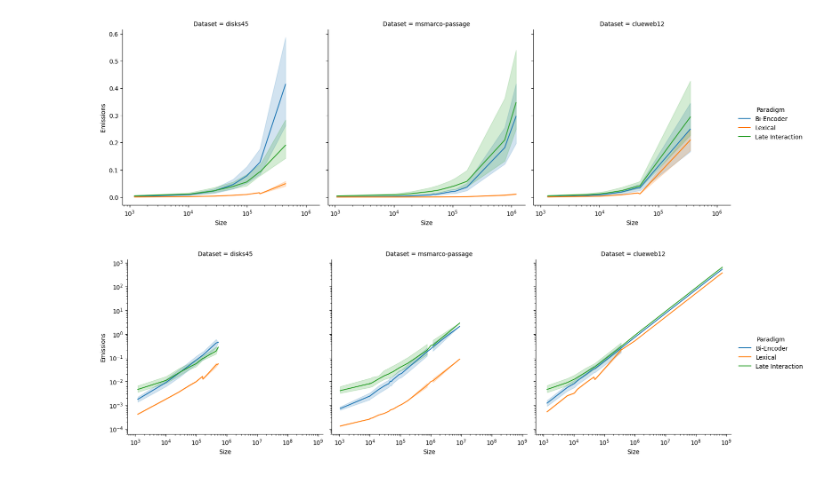
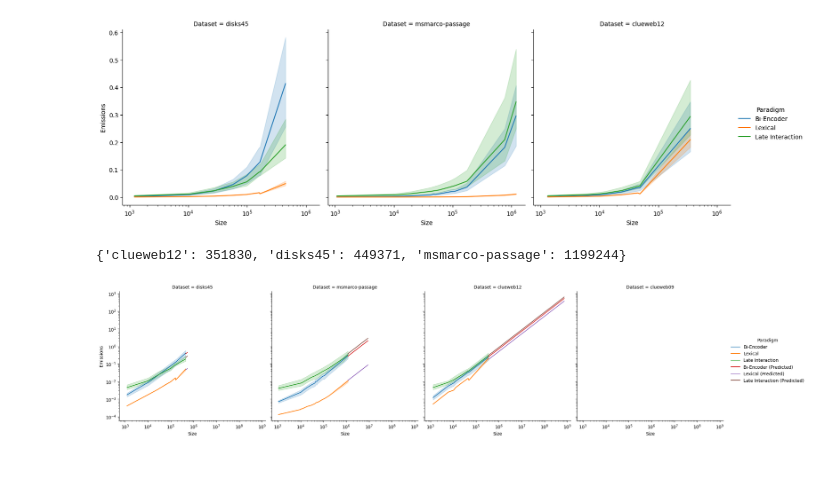
Before and after one commit to webis-de/ecir25-corpus-subsampling, a Jupyter notebook: notebooks/carbon-footprint-eval.ipynb, the cells around one changed output. Drawn from its saved outputs; the diff is of its cells as text; code cells hidden in the pictures.

```diff
--- a/notebooks/carbon-footprint-eval.ipynb
+++ b/notebooks/carbon-footprint-eval.ipynb
@@ -100,8 +115,7 @@ def to_emission_rows(df):
                     ret += [{'Paradigm': paradigm, 'Size': tmp['Size'], 'Emissions': tmp['Emissions'],'Dataset': dataset}]
     return pd.DataFrame(ret)
 # %%
-#df_emissions = parse_data('../data/processed/carbon-footprints/aggregated.jsonl', lambda i: {'Emissions': i['aggregated']['emissions'], 'Size': dataset_sizes[i['dataset']][i['sampling']]})
-df_emissions = parse_data('../data/processed/carbon-footprints/aggregated.jsonl', lambda i: {'Emissions': i['aggregated']['energy_consumed'], 'Size': dataset_sizes[i['dataset']][i['sampling']]})
+df_emissions = parse_data('../data/processed/carbon-footprints/aggregated.jsonl', lambda i: {'Emissions': i['aggregated'][EMISSION_FIELD], 'Size': dataset_sizes[i['dataset']][i['sampling']]})
 
 df_emissions = to_emission_rows(df_emissions)
 # %%
@@ -120,7 +134,7 @@ plt.xscale('log')
 # %% [output]
 [figure]
 # %%
-observed_emissions = parse_data('../data/processed/carbon-footprints/aggregated.jsonl', lambda i: {'Emissions': i['aggregated']['energy_consumed'], 'Size': dataset_sizes[i['dataset']][i['sampling']]})
+observed_emissions = parse_data('../data/processed/carbon-footprints/aggregated.jsonl', lambda i: {'Emissions': i['aggregated'][EMISSION_FIELD], 'Size': dataset_sizes[i['dataset']][i['sampling']]})
 # %%
 aggregated_observed_emissions = {}
 
@@ -135,20 +149,29 @@ for dataset_type in observed_emissions.keys():
                 aggregated_observed_emissions[paradigm][dataset]['Emissions'] += i['Emissions']
                 aggregated_observed_emissions[paradigm][dataset]['Size'] += i['Size']
                 aggregated_observed_emissions[paradigm][dataset]['EmissionsPerDocument'] = aggregated_observed_emissions[paradigm][dataset]['Emissions'] / aggregated_observed_emissions[paradigm][dataset]['Size']
+# %%
+MAX_SIZES = {i['Dataset']: i['Size'] for _, i in df_emissions[['Size', 'Dataset']].groupby('Dataset').agg({'Size': 'max'}).reset_index().iterrows()}
+MAX_SIZES
+# %% [output]
+{'clueweb12': 351830, 'disks45': 449371, 'msmarco-passage': 1199244}
 # %%
 df_predicted_observations = []
 
-for i in [1000000, 10000000, 100000000, 1000000000]:
+for i in [100000, 1000000, 10000000, 100000000, 1000000000]:
     for dataset in ['disks45', 'msmarco-passage', 'clueweb12']:
+        size = max(MAX_SIZES[dataset], i)
         for paradigm in ['Bi-Encoder', 'Lexical', 'Late Interaction']:
-            size = min(i, CORPUS_SIZES[dataset])
+            size = min(size, CORPUS_SIZES[dataset])
             emissions = size*aggregated_observed_emissions[paradigm][dataset]['EmissionsPerDocument']
-            df_predicted_observations += [{'Paradigm': paradigm, 'Size': size, 'Emissions': emissions, 'Dataset': dataset}]
+            df_predicted_observations += [{'Paradigm': paradigm + ' (Predicted)', 'Size': size, 'Emissions': emissions, 'Dataset': dataset}]
 
 df_predicted_observations = pd.DataFrame(df_predicted_observations)
 # %%
-sns.relplot(data=pd.concat([df_emissions, df_predicted_observations]), kind='line', x='Size', y='Emissions', col='Dataset', hue='Paradigm')
+# ClueWeb09 is still running, extracting the corpus still needs 2 days to finish
+# Hence, I add a pseudo entry so that we get the column at least
+df_clueweb09 = pd.DataFrame([{'Paradigm': paradigm + ' (Predicted)', 'Size': size, 'Emissions': emissions, 'Dataset': 'clueweb09'}])
+sns.relplot(data=pd.concat([df_emissions, df_predicted_observations, df_clueweb09]), kind='line', x='Size', y='Emissions', col='Dataset', hue='Paradigm')
 plt.xscale('log')
 plt.yscale('log')
 # %% [output]
-[figure, old version]
+[figure, new version]
```
Also changed, not shown: parts of 3 cells of this notebook.
